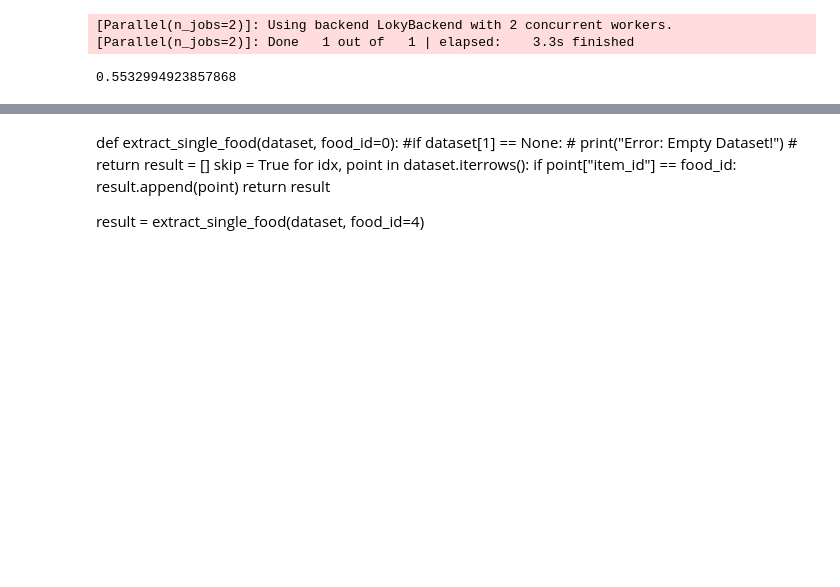
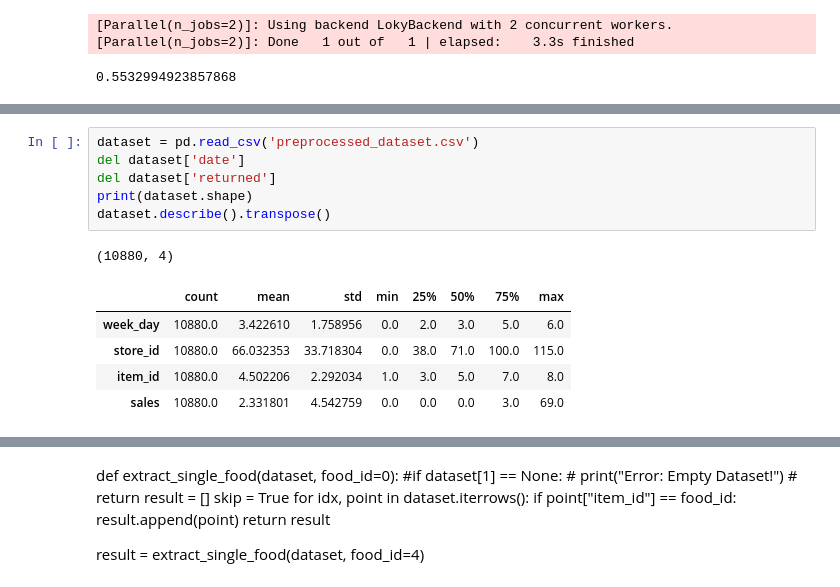
Before and after one commit to HellBlizzard0/helecious, a Jupyter notebook: Project_Helecious.ipynb, the cells around one changed output, grey strips where cells are left out. Cells and saved outputs as stored; diff of their text form; blank space fills up the shorter version.

```diff
--- a/Project_Helecious.ipynb
+++ b/Project_Helecious.ipynb
@@ -144,0 +170,13 @@ reg.score(x_train, y_train)
+# %%
+dataset = pd.read_csv('preprocessed_dataset.csv')
+del dataset['date']
+del dataset['returned']
+print(dataset.shape)
+dataset.describe().transpose()
+# %% [output]
+(10880, 4)
+|  | count | mean | std | min | 25% | 50% | 75% | max |
+| week_day | 10880.0 | 3.422610 | 1.758956 | 0.0 | 2.0 | 3.0 | 5.0 | 6.0 |
+| store_id | 10880.0 | 66.032353 | 33.718304 | 0.0 | 38.0 | 71.0 | 100.0 | 115.0 |
+| item_id | 10880.0 | 4.502206 | 2.292034 | 1.0 | 3.0 | 5.0 | 7.0 | 8.0 |
+| sales | 10880.0 | 2.331801 | 4.542759 | 0.0 | 0.0 | 0.0 | 3.0 | 69.0 |
```
Also changed, not shown: parts of 10 cells of this notebook.
